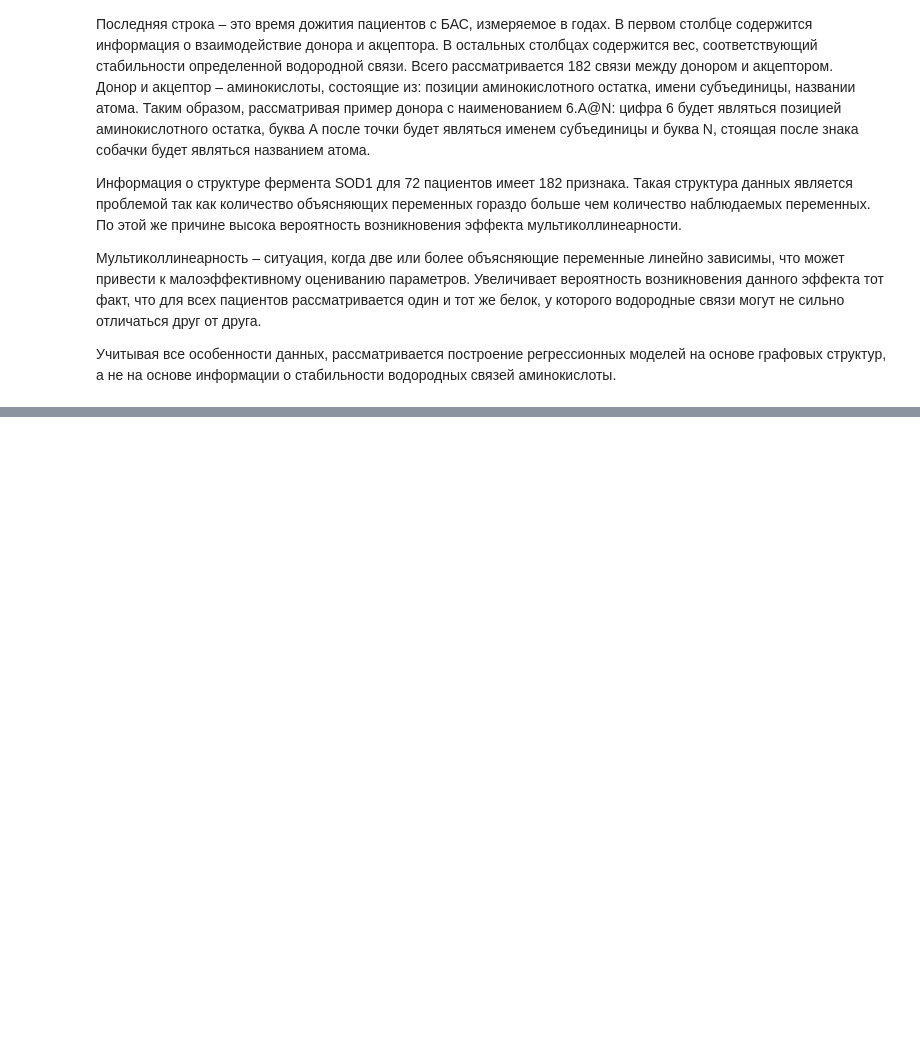
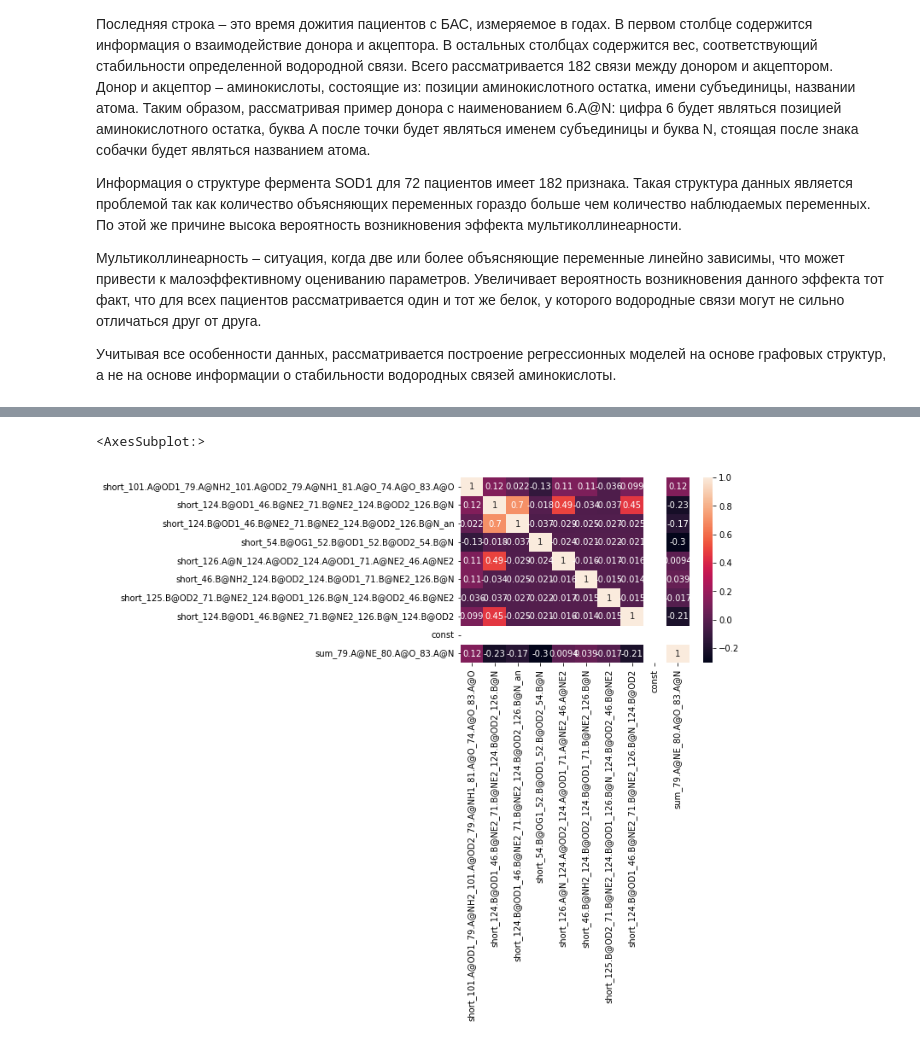
Before and after one commit to Voronik1801/BioProject, a Jupyter notebook: Prediction Survival Time.ipynb, the cells around one changed output, grey strips where cells are left out. Cells and saved outputs as stored; diff of their text form; code cells hidden in the pictures; blank space fills up the shorter version.

```diff
--- a/Prediction Survival Time.ipynb
+++ b/Prediction Survival Time.ipynb
@@ -57,0 +907,7 @@ ImportError: attempted relative import with no known parent package
+# %%
+sns.heatmap(characteristic_subgraph.corr(),
+                 cbar=True,
+                 annot=True)
+# %% [output]
+<AxesSubplot:>
+[figure, added]
```
Also changed, not shown: parts of 77 cells of this notebook, 13 other files.
